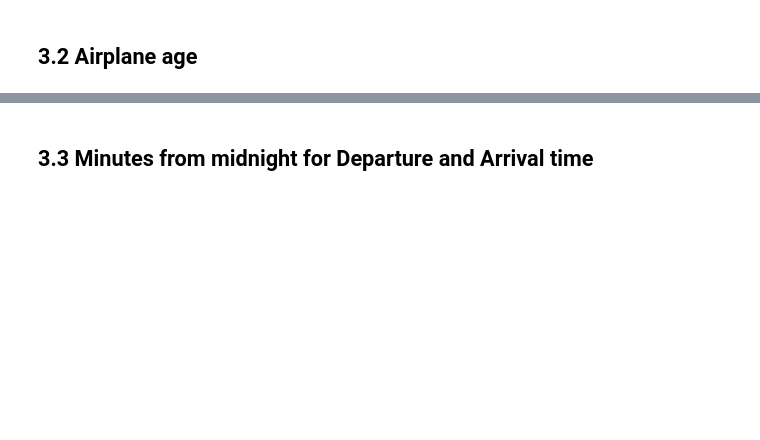
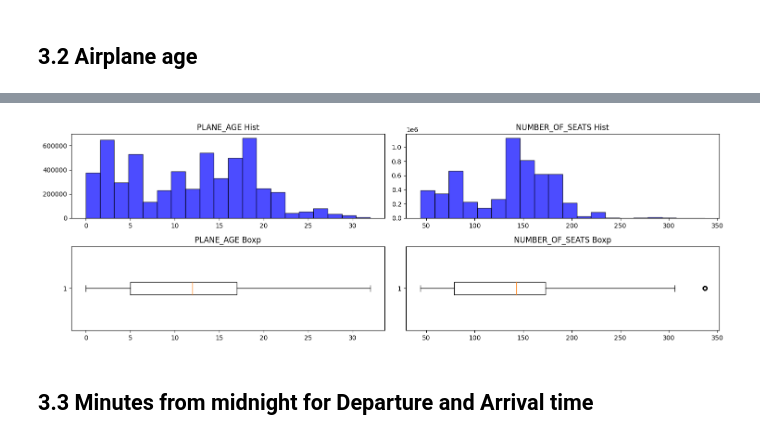
Before and after one commit to rvloenhout/DSS_Master_Thesis, a Jupyter notebook: _1. Data Preprocessing/2. Data cleaning, Preprocessing and EDA.ipynb, the cells around one changed output, grey strips where cells are left out. Cells and saved outputs as stored; diff of their text form; code cells hidden in the pictures; blank space fills up the shorter version.

```diff
--- a/_1. Data Preprocessing/2. Data cleaning, Preprocessing and EDA.ipynb
+++ b/_1. Data Preprocessing/2. Data cleaning, Preprocessing and EDA.ipynb
@@ -508,3 +525,21 @@ print(ontime_reporting_export.shape)
+# %%
+fig, axs = plt.subplots(2, 2, figsize=(15, 5))  # 2 rows, 2 columns
+axs = axs.flatten()
+
+columns = ontime_reporting_export.loc[:,["PLANE_AGE","NUMBER_OF_SEATS"]]
+
+for i, col in enumerate(columns):
+    axs[i].hist(ontime_reporting_export[col], bins=20, color='blue', alpha=0.7, ec='black')
+    axs[i].set_title(col + ' Hist')
+
+for i, col in enumerate(columns):
+    axs[i + len(columns.columns)].boxplot(ontime_reporting_export[col], vert=False)
+    axs[i + len(columns.columns)].set_title(col + ' Boxp')
+
+plt.tight_layout()
+plt.show()
+# %% [output]
+[figure, added]
 # %% [markdown]
 ## 3.3 Minutes from midnight for Departure and Arrival time
 # %%
```
Also changed, not shown: parts of 8 cells of this notebook.
